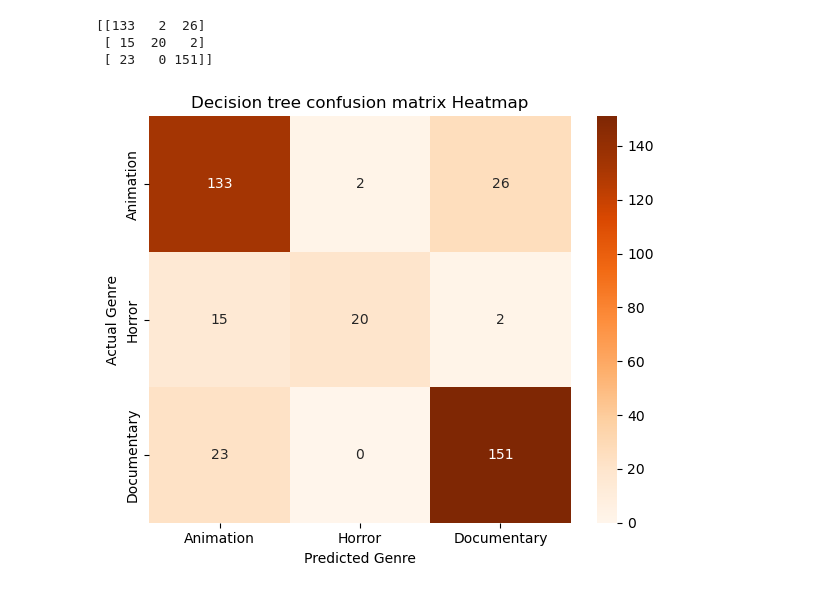
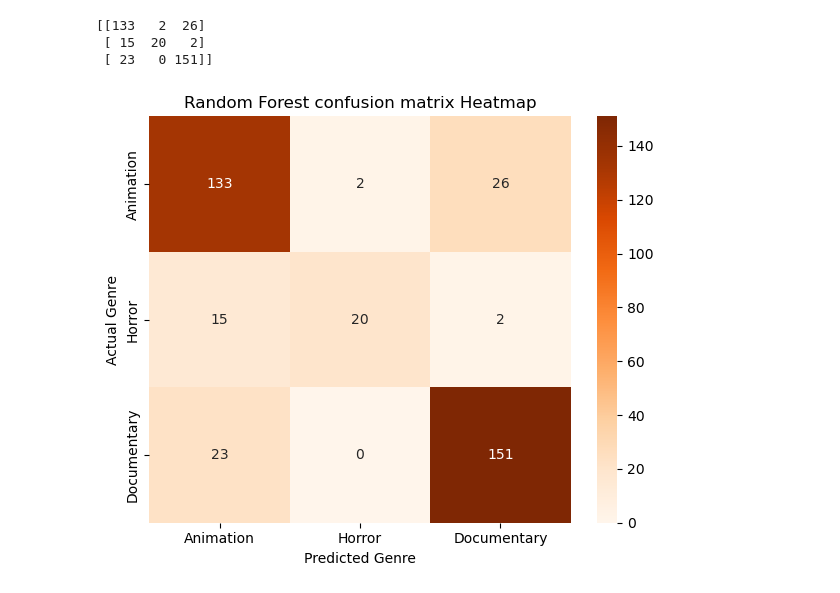
Before and after one commit to utpalogic/Movie-genre-Prediction-AI, a Jupyter notebook: Random forest.ipynb, the cells around one changed output. Cells and saved outputs as stored; diff of their text form; code cells hidden in the pictures.

```diff
--- a/Random forest.ipynb
+++ b/Random forest.ipynb
@@ -131,22 +131,22 @@ print(confusion_matrix(y_test, pred))
 # %%
 # Creating confusion matrix
 cm = confusion_matrix(y_test, pred)
 
 # Plot heatmap
 plt.figure(figsize=(6, 5))
 sns.heatmap(
     cm,
     annot=True,
     fmt='d',
     cmap='Oranges',
     xticklabels=['Animation', 'Horror', 'Documentary'],
     yticklabels=['Animation', 'Horror', 'Documentary']
 )
 
 plt.xlabel('Predicted Genre')
 plt.ylabel('Actual Genre')
-plt.title('Decision tree confusion matrix Heatmap')
+plt.title('Random Forest confusion matrix Heatmap')
 plt.tight_layout()
 plt.show()
 # %% [output]
-[figure, old version]
+[figure, new version]
```
